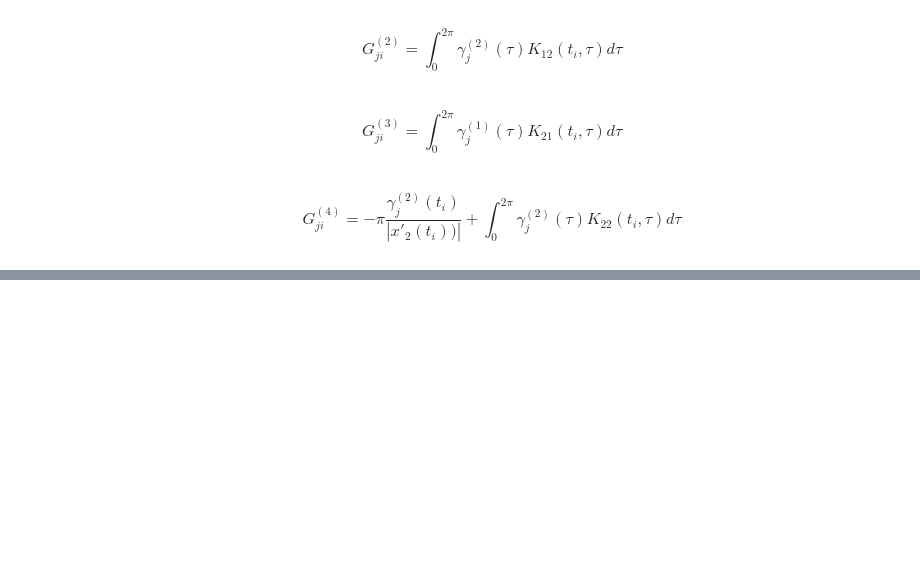
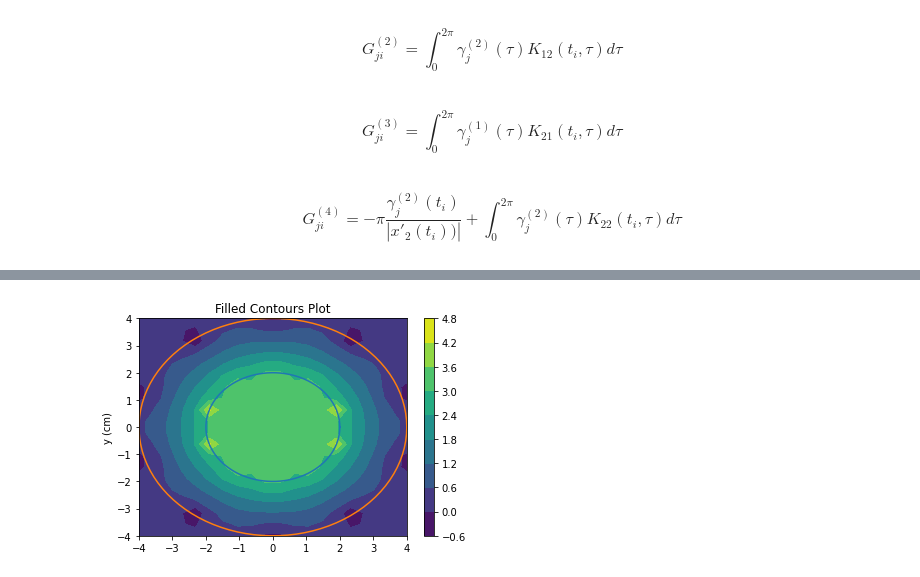
Before and after one commit to BohdanBuhrii/Linear-Integral-Equations, a Jupyter notebook: Program/Quadrature.ipynb, the cells around one changed output, grey strips where cells are left out. Saved outputs shown, nothing was run; the diff lists cells and outputs as text; code cells hidden in the pictures; blank space fills up the shorter version.

```diff
--- a/Program/Quadrature.ipynb
+++ b/Program/Quadrature.ipynb
@@ -314,6 +304,16 @@ A = np.zeros([4*M, 4*M])
 g = np.zeros([4*M, 1])
 psi1 = np.zeros([2*M, 1])
 psi2 = np.zeros([2*M, 1])
+
+def basicFunction(j, x, xx=t, h=h):
+    n = len(xx) - 1
+
+    if j >=1 and xx[j-1] <= x <= xx[j]:
+        return (x - xx[j-1])/h
+    elif j <= n-1 and xx[j] <= x <= xx[j+1]:
+        return (xx[j+1] - x)/h
+    else:
+        return 0
 
 
 
@@ -336,7 +336,7 @@ for i in range(2*M):
         # K22
         A[i + 2*M][j + 2*M] = K22(t[i], t[j]) / (2*M)
 
-    A[i + 2*M][j + 2*M] -= np.pi * basicFunction(j, t[i]) / LA.norm(dx2(t[i]))
+    A[i + 2*M][j + 2*M] -= 0.5 / LA.norm(dx2(t[i]))
 
     g[i] = g1(t[i])
     g[i + 2*M] = g2(t[i])
@@ -412,21 +399,21 @@ K2 = lambda x, tau: np.log(1/LA.norm(np.subtract(x, x2(tau))))
 #         + integrate.quad(lambda tau: psi2_approx(tau)*K2(x, tau), a, b)[0]
 #   ])
 # %%
-def u_approx(x, n=100, a=a, b=b):
-  '''
-  x є R2, тобто х - вектор з двох чисел
-  n - кількість точок в розбитті
+# def u_approx(x, n=100, a=a, b=b):
+#   '''
+#   x є R2, тобто х - вектор з двох чисел
+#   n - кількість точок в розбитті
 
-  '''
-  mesh = np.linspace(a, b, n)
+#   '''
+#   mesh = np.linspace(a, b, n)
 
-  under_int_f1 = lambda tau: psi1_approx(tau)*K1(x, tau)
-  under_int_f2 = lambda tau: psi2_approx(tau)*K2(x, tau)
+#   under_int_f1 = lambda tau: psi1_approx(tau)*K1(x, tau)
+#   under_int_f2 = lambda tau: psi2_approx(tau)*K2(x, tau)
 
-  return 1/(2*np.pi)*np.array([
-          integrate.trapz([under_int_f1(m) for m in mesh], x=mesh)
-        + integrate.trapz([under_int_f2(m) for m in mesh], x=mesh)
-  ])
+#   return 1/(2*np.pi)*np.array([
+#           integrate.trapz([under_int_f1(m) for m in mesh], x=mesh)
+#         + integrate.trapz([under_int_f2(m) for m in mesh], x=mesh)
+#   ])
 # %%
 # print(u_approx([2, 0]))
 # print(u_approx([-2, 0]))
@@ -471,8 +458,8 @@ a_ = -r2
 b_ = r2
 n_ = 20
 
-x = np.linspace(a_*2, b_*2, n_)
-y = np.linspace(a_*2, b_*2, n_)
+x = np.linspace(a_, b_, n_)
+y = np.linspace(a_, b_, n_)
 xx_, yy_ = np.meshgrid(x, y)
 
 u_approx([0, 0])
@@ -501,3 +486,4 @@ plt.show()
+[figure, added]
 # %%
 %matplotlib notebook
 from matplotlib import cm
```
Also changed, not shown: parts of 14 cells of this notebook, 1 other file.
